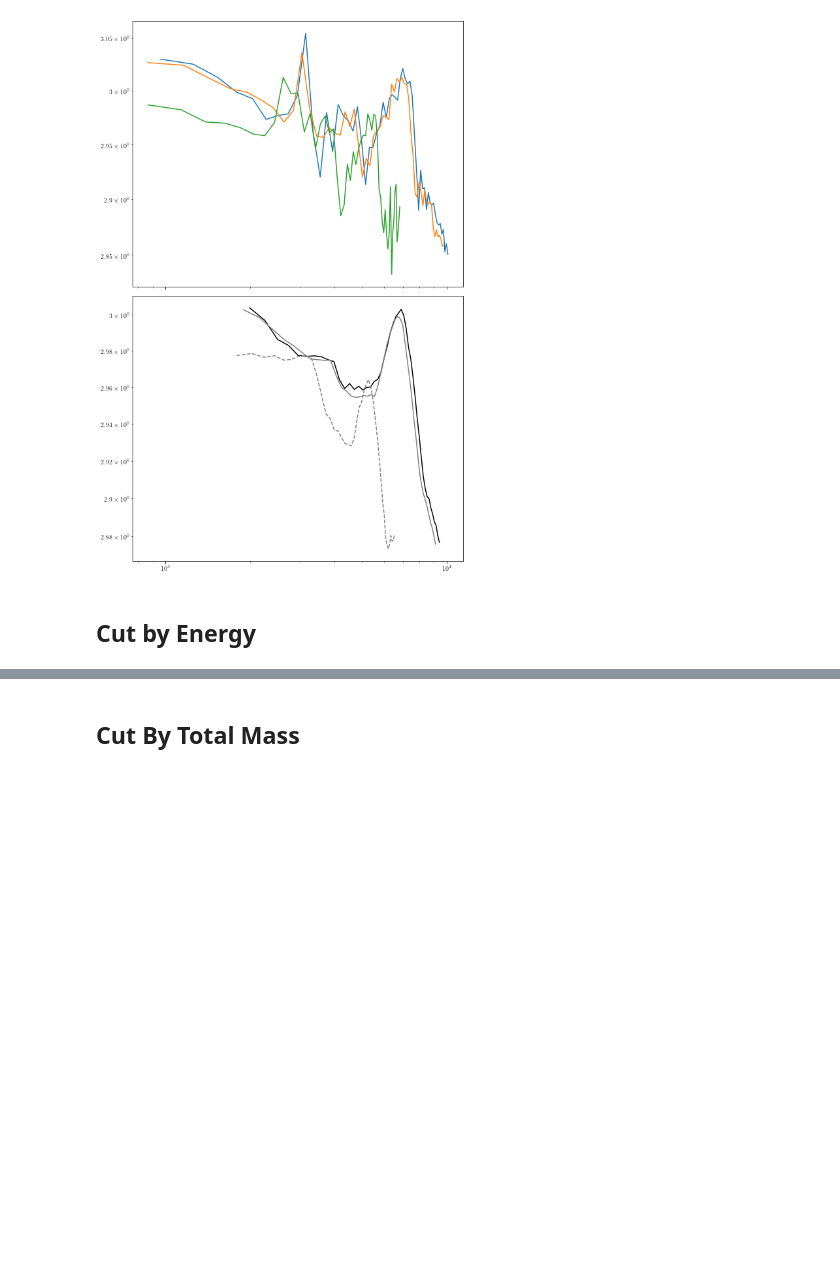
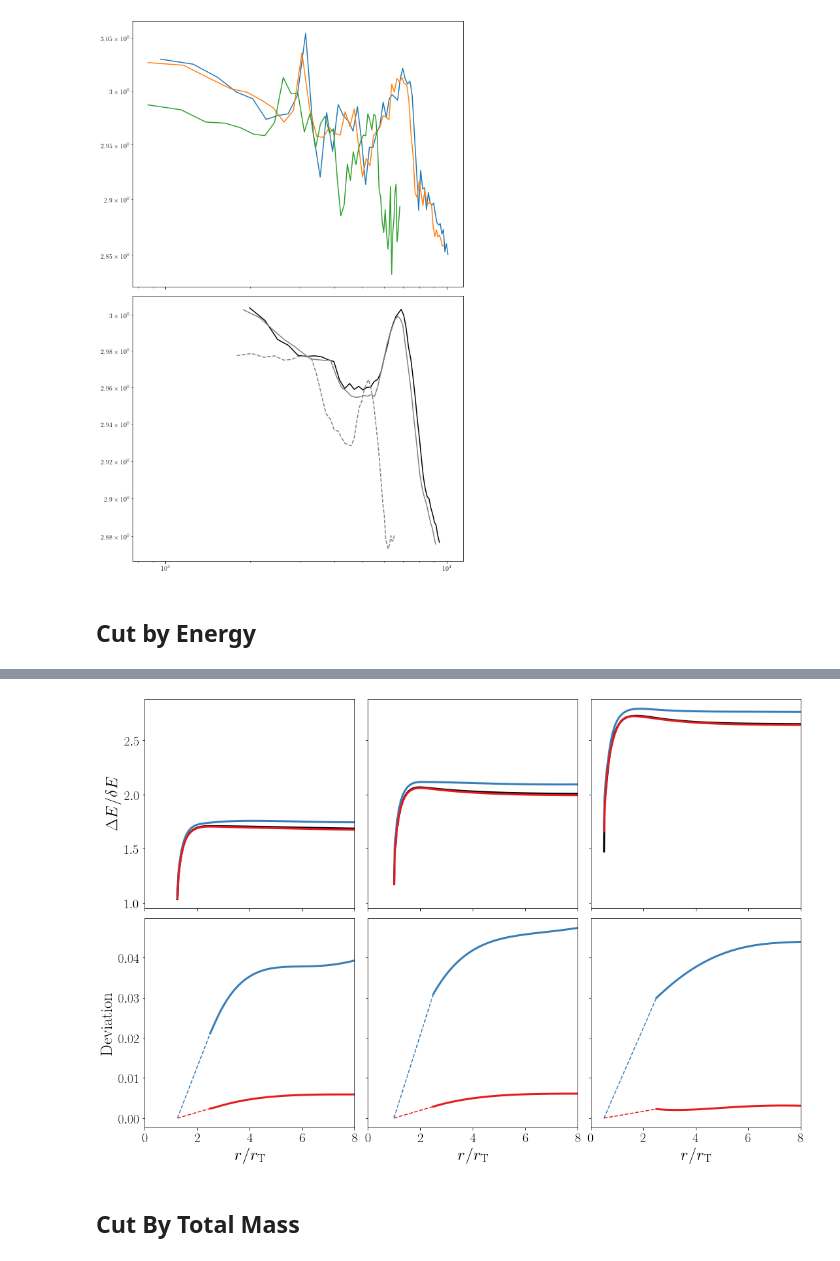
Before and after one commit to slowdivePTG/ASASSN-14ko, a Jupyter notebook: YT_Visualization/Energy Dispersion.ipynb, the cells around one changed output, grey strips where cells are left out. Drawn from its saved outputs; the diff is of its cells as text; code cells hidden in the pictures; blank space fills up the shorter version.

```diff
--- a/YT_Visualization/Energy Dispersion.ipynb
+++ b/YT_Visualization/Energy Dispersion.ipynb
@@ -155,4 +151,8 @@ dee_198 = combine(dee_198, dee_198_peri)
 de_0899 = combine(de_0899, de_0899_peri)
 de114_0899 = combine(de114_0899, de114_0899_peri)
 dee_0899 = combine(dee_0899, dee_0899_peri)
+
+de_277 = combine(de_277, de_277_peri)
+de114_277 = combine(de114_277, de114_277_peri)
+dee_277 = combine(dee_277, dee_277_peri)
 # %%
@@ -233,3 +236,94 @@ plot_de(de_0899,
+# %%
+col = ['k', '#e41a1c', '#377eb8', '#4daf4a']
+DE = [de_0899, de_198, de_277]
+DEperi = [de_0899_peri, de_198_peri, de_277_peri]
+DE114 = [de114_0899, de114_198, de114_277]
+DEe = [dee_0899, dee_198, dee_277]
+RP = [(peri['x'] * u.cm).in_units('Rsun').min() for peri in DEperi]
+BETA = [0.8, 1, 2]
+lower = [0, 0, 0]
+rpmin = 2.5
+rpmax = 8
+
+f, ax = plt.subplots(2, 3, figsize=(15, 10), sharex=True, sharey='row')
+ax = ax.flatten()
+
+for k in range(3):
+    raw, raw114, rawe, rp1, beta = DE[k], DE114[k], DEe[k], RP[k], BETA[k]
+    rT = rp1 * beta
+
+    bin114 = bin_after(raw114, dis=5 * rT, bins=10)
+    #ax[k].scatter((raw114['x'] / rT).in_cgs(), raw114['y'], color=col[0])
+    spl2, xmin1, xmax1 = smooth_evol(bin114,
+                                     ax[k],
+                                     '$P = 114\ \mathrm{d}$',
+                                     lens=60,
+                                     lower=lower[1],
+                                     s=1e-4,
+                                     rp=rT,
+                                     color=col[0])
+
+    bine = bin_after(rawe, dis=5 * rT, bins=10)
+    #ax[k].scatter((rawe['x'] / rT).in_cgs(), rawe['y'], color=col[2])
+    spl3, xmin2, xmax2 = smooth_evol(bine,
+                                     ax[k],
+                                     '$e = 0.9$',
+                                     lens=60,
+                                     lower=lower[2],
+                                     s=2e-5,
+                                     rp=rT,
+                                     color=col[2])
+
+    bin = bin_after(raw, dis=5 * rT, bins=10)
+    #ax[k].scatter((raw['x'] / rT).in_cgs(), raw['y'], color=col[1])
+    spl1, xmin, xmax = smooth_evol(bin,
+                                   ax[k],
+                                   '$\mathrm{Parabolic}$',
+                                   lens=60,
+                                   lower=lower[0],
+                                   s=1e-4,
+                                   rp=rT,
+                                   color=col[1])
+
+    r = np.array([rp1, rpmin * rT])
+    ax[k + 3].plot(r / rT,
+                   [0, 1 - 10**(splev(r[1], spl1) - splev(r[1], spl2))],
+                   linestyle='--',
+                   color=col[1])
+    ax[k + 3].plot(r / rT,
+                   [0, 1 - 10**(splev(r[1], spl1) - splev(r[1], spl3))],
+                   linestyle='--',
+                   color=col[2])
+
+    r1 = np.logspace(np.log10(rpmin * rT), np.log10(rpmax * rT), 50)
+    ax[k + 3].plot(r1 / rT,
+                   1 - 10**(splev(r1, spl1) - splev(r1, spl2)),
+                   color=col[1],
+                   linewidth=3)
+    r2 = np.logspace(np.log10(rpmin * rT), np.log10(rpmax * rT), 50)
+    ax[k + 3].plot(r2 / rT,
+                   1 - 10**(splev(r2, spl1) - splev(r2, spl3)),
+                   color=col[2],
+                   linewidth=3)
+
+    ax[k].set_xlim(0, rpmax)
+    #ax[0].set_ylim(1.95, 2.05)
+    #ax[0].set_xscale('log')
+    #ax[1].set_ylim(0, 0.01)
+    #ax[1].set_yscale('log')
+
+    ax[k].tick_params(labelsize=20)
+    ax[k + 3].tick_params(labelsize=20)
+
+    ax[k + 3].set_xlabel(r'$r/r_\mathrm{T}$', fontsize=25)
+
+ax[0].set_ylabel(r'$\Delta E/\delta E$', fontsize=25)
+ax[3].set_ylabel(r'$\mathrm{Deviation}$', fontsize=25)
+f.tight_layout()
+
+plt.savefig('dEde.pdf', bbox_inches='tight')
+# %% [output]
+[figure, added]
 # %% [markdown]
 ## Cut By Total Mass
 # %%
```
Also changed, not shown: parts of 6 cells of this notebook, 1 other file.
